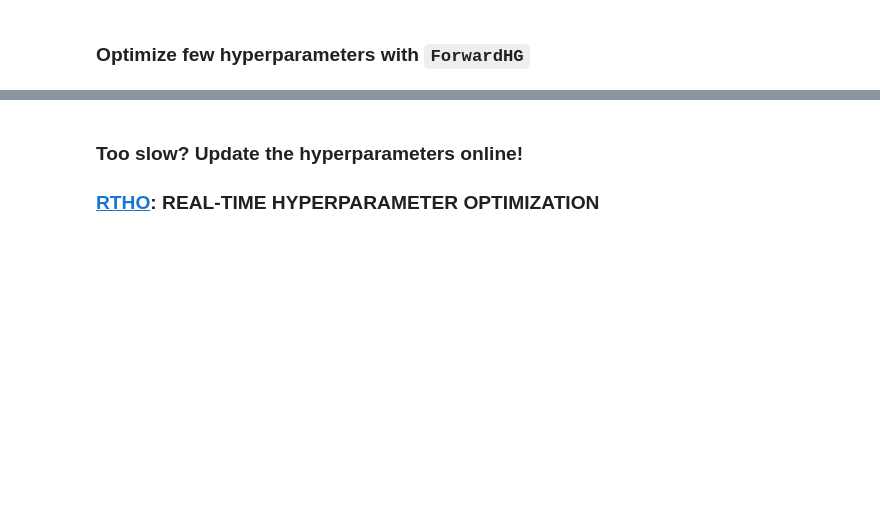
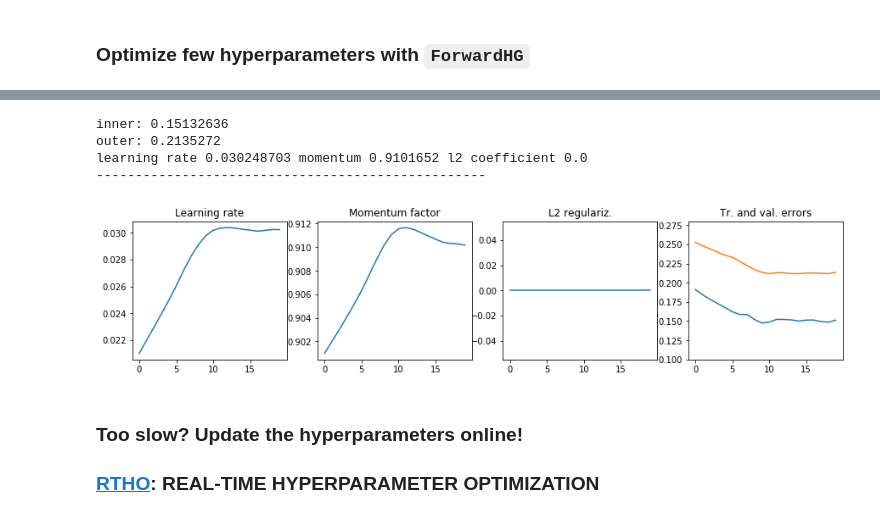
Before and after one commit to lucfra/FAR-HO, a Jupyter notebook: far_ho/examples/autoMLDemos/Far-HO Demo, AutoML 2018, ICML workshop.ipynb, the cells around one changed output, grey strips where cells are left out. Cells and saved outputs as stored; diff of their text form; code cells hidden in the pictures; blank space fills up the shorter version.

```diff
--- a/far_ho/examples/autoMLDemos/Far-HO Demo, AutoML 2018, ICML workshop.ipynb
+++ b/far_ho/examples/autoMLDemos/Far-HO Demo, AutoML 2018, ICML workshop.ipynb
@@ -211,7 +200,7 @@ L = tf.reduce_mean(ce) + rho*tf.add_n([tf.reduce_sum(w**2) for w in tf.trainable
 E = tf.reduce_mean(ce)
 # %%
 inner_optimizer = far.MomentumOptimizer(lr, mu)
-outer_optimizer = tf.train.AdamOptimizer(1.e-4)
+outer_optimizer = tf.train.AdamOptimizer(1.e-3, beta1=0.5)
 hyper_step = far.HyperOptimizer(far.ForwardHG()).minimize(E, outer_optimizer, L, inner_optimizer)
 
 train_set_supplier = train_set.create_supplier(x, y, batch_size=256)  # stochastic GD
@@ -237,6 +226,7 @@ def make_plots2(his):
     ax[3].set_title('Tr. and val. errors')
     ax[3].plot([e[3] for e in his])
     ax[3].plot([e[4] for e in his])
+    ax[3].set_ylim((0.1, 0.28))
 
 
     plt.show()
@@ -247,15 +233,25 @@ n_hyper_iterations = 10
+# %%
+T = 200  # number of iterations (note that if T is too small then the L2 regularizer may not kick in..)
+his_params = []
+n_hyper_iterations = 10
 # %%
 tf.global_variables_initializer().run()
 # %%
-n_hyper_iterations = 10
+n_hyper_iterations = 20
 for hyt in range(n_hyper_iterations):
     hyper_step(T,
                inner_objective_feed_dicts=train_set_supplier,
                outer_objective_feed_dicts=validation_set_supplier)
     res = sess.run(far.hyperparameters()) + [L.eval(train_set_supplier()),
                                              E.eval(validation_set_supplier())]
     his_params.append(res)
     make_plots2(his_params)
+# %% [output]
+inner: 0.15132636
+outer: 0.2135272
+learning rate 0.030248703 momentum 0.9101652 l2 coefficient 0.0
+--------------------------------------------------
+[figure, added]
 # %% [markdown]
 ### Too slow? Update the hyperparameters online!
 ### [RTHO](http://proceedings.mlr.press/v70/franceschi17a): REAL-TIME HYPERPARAMETER OPTIMIZATION
```
Also changed, not shown: parts of 13 cells of this notebook.
